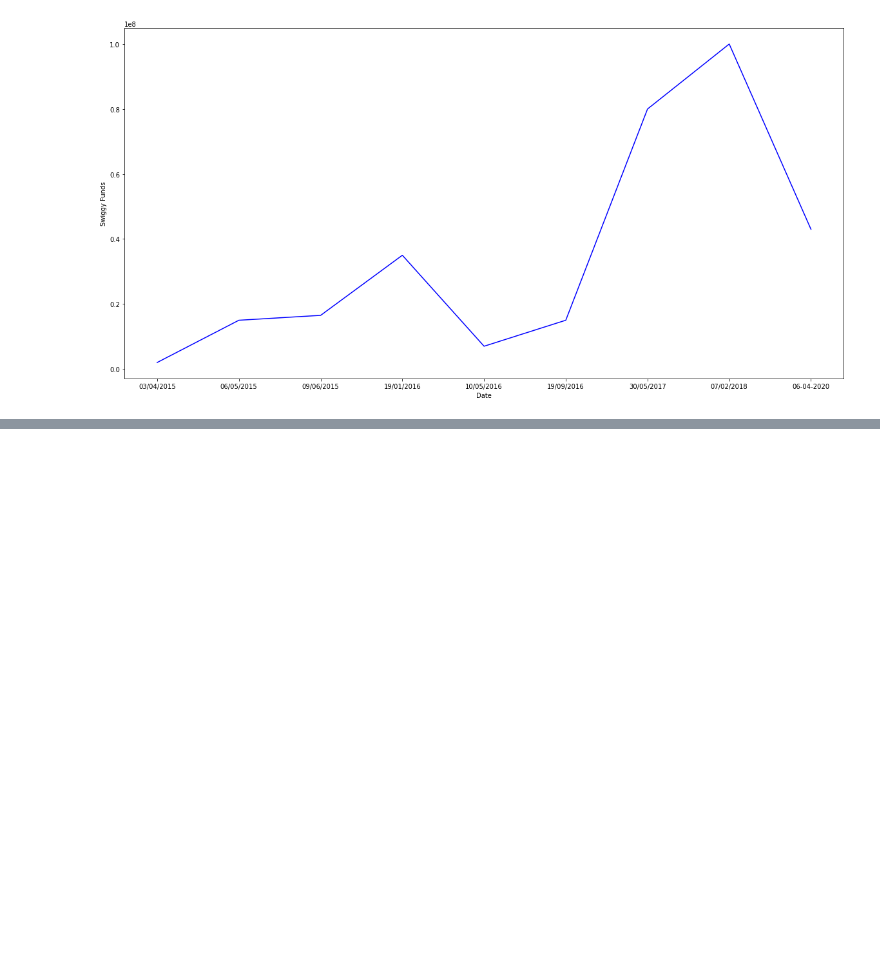
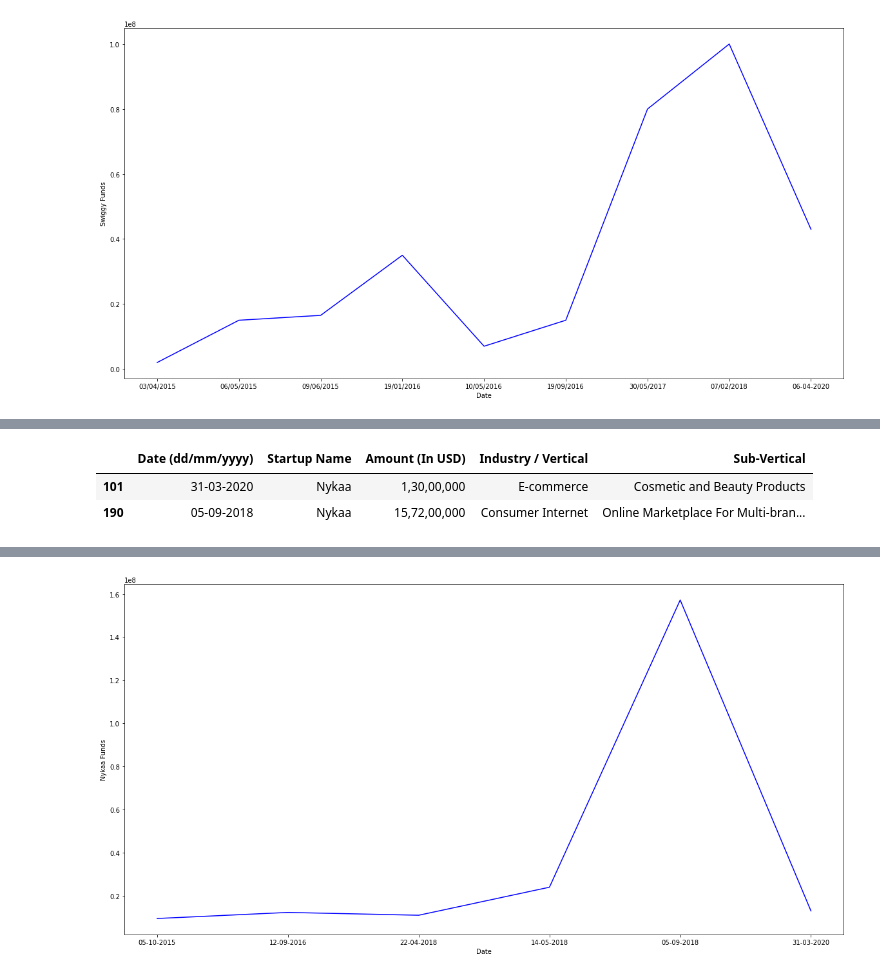
Before and after one commit to rahul9115/internship, a Jupyter notebook: analysis.ipynb, the cells around one changed output, grey strips where cells are left out. Saved outputs shown, nothing was run; the diff lists cells and outputs as text; code cells hidden in the pictures; blank space fills up the shorter version.

```diff
--- a/analysis.ipynb
+++ b/analysis.ipynb
@@ -156,0 +238,5 @@ yo [2000000.0, 15000000.0, 16500000.0, 35000000.0, 7000000.0, 15000000.0, 800000
+# %%
+df=pd.read_csv('startup_funding.csv')
+df = df[df['Amount in USD'].notna()]
+cdf=df.loc[df['Startup Name']=='Nykaa']
+cdf[['Date dd/mm/yyyy','Startup Name','Amount in USD','Industry Vertical','SubVertical']]
@@ -156,0 +250,65 @@ yo [2000000.0, 15000000.0, 16500000.0, 35000000.0, 7000000.0, 15000000.0, 800000
+# %%
+df=pd.read_csv('merge.csv')
+df = df[df['Amount (In USD)'].notna()]
+cdf1=df.loc[df['Startup Name']=='Nykaa']
+cdf1[['Date (dd/mm/yyyy)','Startup Name','Amount (In USD)','Industry / Vertical','Sub-Vertical']]
+# %% [output]
+|  | Date (dd/mm/yyyy) | Startup Name | Amount (In USD) | Industry / Vertical | Sub-Vertical |
+| 101 | 31-03-2020 | Nykaa | 1,30,00,000 | E-commerce | Cosmetic and Beauty Products |
+| 190 | 05-09-2018 | Nykaa | 15,72,00,000 | Consumer Internet | Online Marketplace For Multi-bran... |
+# %%
+import math as math
+x1=cdf1['Date (dd/mm/yyyy)'].values
+y1=cdf1['Amount (In USD)'].values
+x=cdf['Date dd/mm/yyyy'].values
+y=cdf['Amount in USD'].values
+print(y)
+amount=''
+z=[]
+x2=[]
+date=''
+for i in y:
+    print(i)
+    for j in i:
+        if j==",":
+            continue
+        else:
+            amount=amount+j
+    i=float(amount)
+    print(i)
+    z.append(i)
+    amount=''
+z.reverse()
+
+
+for i in y1:
+    for j in i:
+        if j==",":
+            continue
+        else:
+            amount=amount+j
+    i=float(amount)
+    print(i)
+    z.append(i)
+    amount=''
+z= list(dict.fromkeys(z))
+for i in x:
+    for j in i:
+        if j=='/':
+            date=date+'-'
+        else:
+            date=date+j
+    x2.append(date)
+    date=''
+x2.reverse()
+
+for i in x1:
+    x2.append(i)
+x2= list(dict.fromkeys(x2))
+print(x2,z)
+plt.figure(figsize=(20,10))
+plt.plot(x2,z,color="blue")
+plt.xlabel('Date')
+plt.ylabel('Nykaa Funds')
+plt.show()
+# %% [output]
@@ -156,0 +329 @@ yo [2000000.0, 15000000.0, 16500000.0, 35000000.0, 7000000.0, 15000000.0, 800000
+[figure, added]
```
Also changed, not shown: parts of 7 cells of this notebook.
